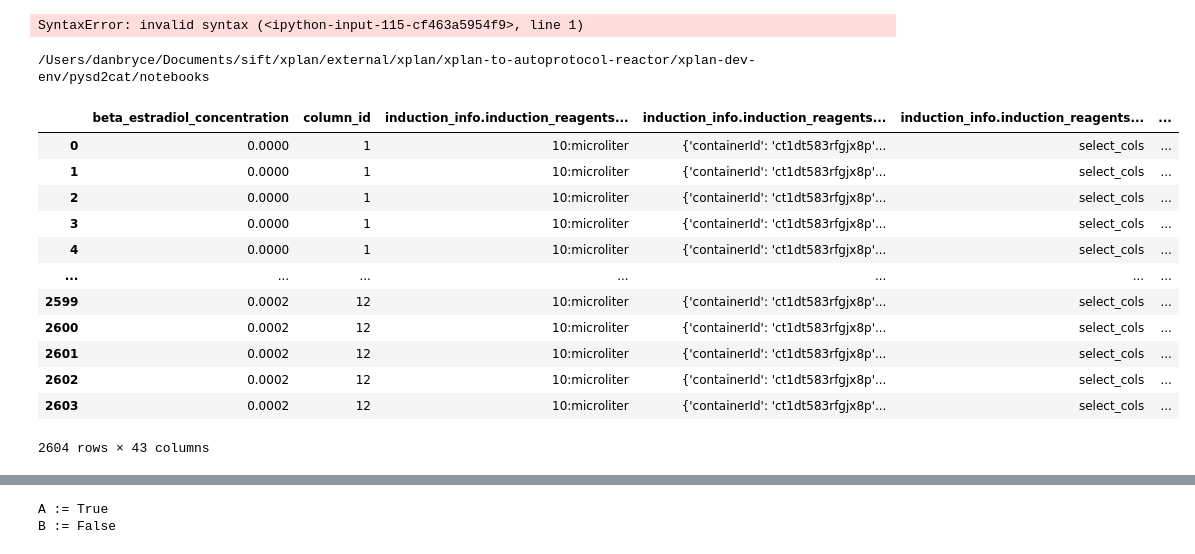
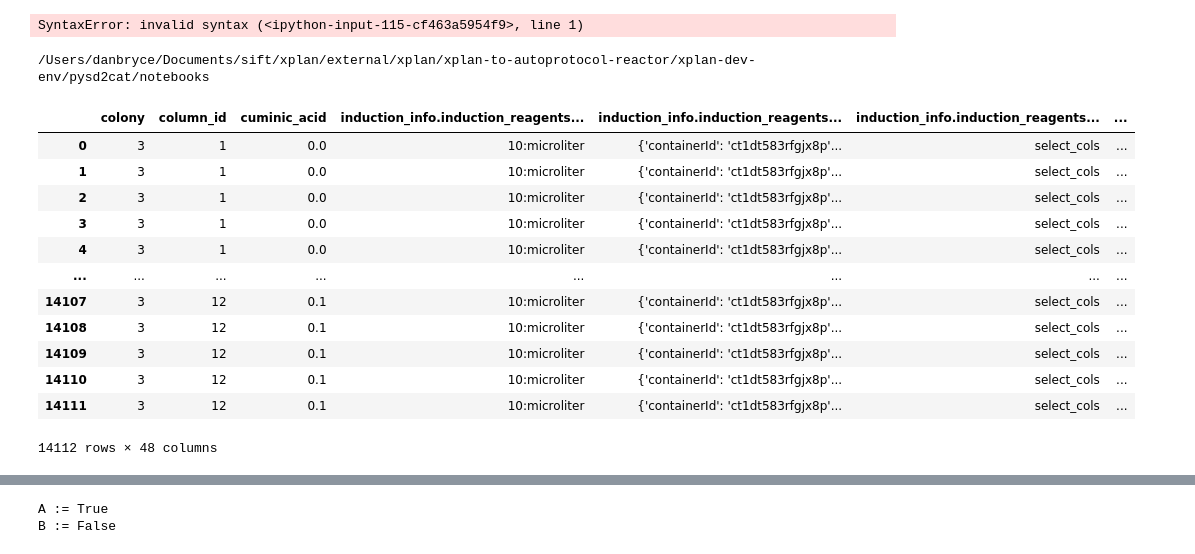
Before and after one commit to SD2E/pysd2cat, a Jupyter notebook: notebooks/scratch.ipynb, the cells around one changed output, grey strips where cells are left out. Saved outputs shown, nothing was run; the diff lists cells and outputs as text; code cells hidden in the pictures.

```diff
--- a/notebooks/scratch.ipynb
+++ b/notebooks/scratch.ipynb
@@ -152,31 +148,32 @@ SyntaxError: invalid syntax (<ipython-input-115-cf463a5954f9>, line 1)
 # %%
 def get_design_df(design_file):
     j = json.load(open(design_file, 'r'))
     return pd.read_json(j['design'])
 
 print(os.getcwd())
 this_dir = os.getcwd()
 #df = get_design_df(os.path.realpath(os.path.join(this_dir, '../../../tmp/YEAST_STATES_GROWTH_CURVE/experiments/growth_curve_test1/design_growth_curve_test1.json')))
 #df = get_design_df(os.path.realpath(os.path.join(this_dir, '../../../tmp/YEAST_STATES_GROWTH_CURVE/experiments/growth_curve_test1_corrected/design_growth_curve_test1_corrected.json')))
 #df = get_design_df(os.path.realpath(os.path.join(this_dir, '../../../tmp/YEAST_STATES/experiments/dose_response_test1/design_dose_response_test1.json')))
-df = get_design_df(os.path.realpath(os.path.join(this_dir, '../../../tmp/YEAST_STATES/experiments/dose_response_test1/design_dose_response_test1.json')))
-#df = get_design_df(os.path.realpath(os.path.join(this_dir, '../../../tmp/NOVEL_CHASSIS/experiments/or_cycle0/design_or_cycle0.json')))
+#df = get_design_df(os.path.realpath(os.path.join(this_dir, '../../../tmp/YEAST_STATES/experiments/dose_response_test1/design_dose_response_test1.json')))
+#df = get_design_df(os.path.realpath(os.path.join(this_dir, '../../../tmp/YEAST_STATES/experiments/YeastSTATES CRISPR Long Duration Time Series Request (20191208)/design_YeastSTATES CRISPR Long Duration Time Series Request (20191208).json')))
+df = get_design_df(os.path.realpath(os.path.join(this_dir, '../../../tmp/NOVEL_CHASSIS/experiments/CP_NovelChassis_OR_Circuit_Cycle0/design_CP_NovelChassis_OR_Circuit_Cycle0.json')))
 df
 # %% [output]
 /Users/danbryce/Documents/sift/xplan/external/xplan/xplan-to-autoprotocol-reactor/xplan-dev-env/pysd2cat/notebooks
-|  | beta_estradiol_concentration | column_id | induction_info.induction_reagents... | induction_info.induction_reagents... | induction_info.induction_reagents... | ... |
-| 0 | 0.0000 | 1 | 10:microliter | {'containerId': 'ct1dt583rfgjx8p'... | select_cols | ... |
-| 1 | 0.0000 | 1 | 10:microliter | {'containerId': 'ct1dt583rfgjx8p'... | select_cols | ... |
-| 2 | 0.0000 | 1 | 10:microliter | {'containerId': 'ct1dt583rfgjx8p'... | select_cols | ... |
-| 3 | 0.0000 | 1 | 10:microliter | {'containerId': 'ct1dt583rfgjx8p'... | select_cols | ... |
-| 4 | 0.0000 | 1 | 10:microliter | {'containerId': 'ct1dt583rfgjx8p'... | select_cols | ... |
-| ... | ... | ... | ... | ... | ... | ... |
-| 2599 | 0.0002 | 12 | 10:microliter | {'containerId': 'ct1dt583rfgjx8p'... | select_cols | ... |
-| 2600 | 0.0002 | 12 | 10:microliter | {'containerId': 'ct1dt583rfgjx8p'... | select_cols | ... |
-| 2601 | 0.0002 | 12 | 10:microliter | {'containerId': 'ct1dt583rfgjx8p'... | select_cols | ... |
-| 2602 | 0.0002 | 12 | 10:microliter | {'containerId': 'ct1dt583rfgjx8p'... | select_cols | ... |
-| 2603 | 0.0002 | 12 | 10:microliter | {'containerId': 'ct1dt583rfgjx8p'... | select_cols | ... |
+|  | colony | column_id | cuminic_acid | induction_info.induction_reagents... | induction_info.induction_reagents... | induction_info.induction_reagents... | ... |
+| 0 | 3 | 1 | 0.0 | 10:microliter | {'containerId': 'ct1dt583rfgjx8p'... | select_cols | ... |
+| 1 | 3 | 1 | 0.0 | 10:microliter | {'containerId': 'ct1dt583rfgjx8p'... | select_cols | ... |
+| 2 | 3 | 1 | 0.0 | 10:microliter | {'containerId': 'ct1dt583rfgjx8p'... | select_cols | ... |
+| 3 | 3 | 1 | 0.0 | 10:microliter | {'containerId': 'ct1dt583rfgjx8p'... | select_cols | ... |
+| 4 | 3 | 1 | 0.0 | 10:microliter | {'containerId': 'ct1dt583rfgjx8p'... | select_cols | ... |
+| ... | ... | ... | ... | ... | ... | ... | ... |
+| 14107 | 3 | 12 | 0.1 | 10:microliter | {'containerId': 'ct1dt583rfgjx8p'... | select_cols | ... |
+| 14108 | 3 | 12 | 0.1 | 10:microliter | {'containerId': 'ct1dt583rfgjx8p'... | select_cols | ... |
+| 14109 | 3 | 12 | 0.1 | 10:microliter | {'containerId': 'ct1dt583rfgjx8p'... | select_cols | ... |
+| 14110 | 3 | 12 | 0.1 | 10:microliter | {'containerId': 'ct1dt583rfgjx8p'... | select_cols | ... |
+| 14111 | 3 | 12 | 0.1 | 10:microliter | {'containerId': 'ct1dt583rfgjx8p'... | select_cols | ... |
-2604 rows × 43 columns
+14112 rows × 48 columns
 # %%
 #df.lab_id
 #f.loc[df.batch==1] #.drop(columns='id').drop_duplicates()
```
Also changed, not shown: parts of 4 cells of this notebook, 1 other file.
